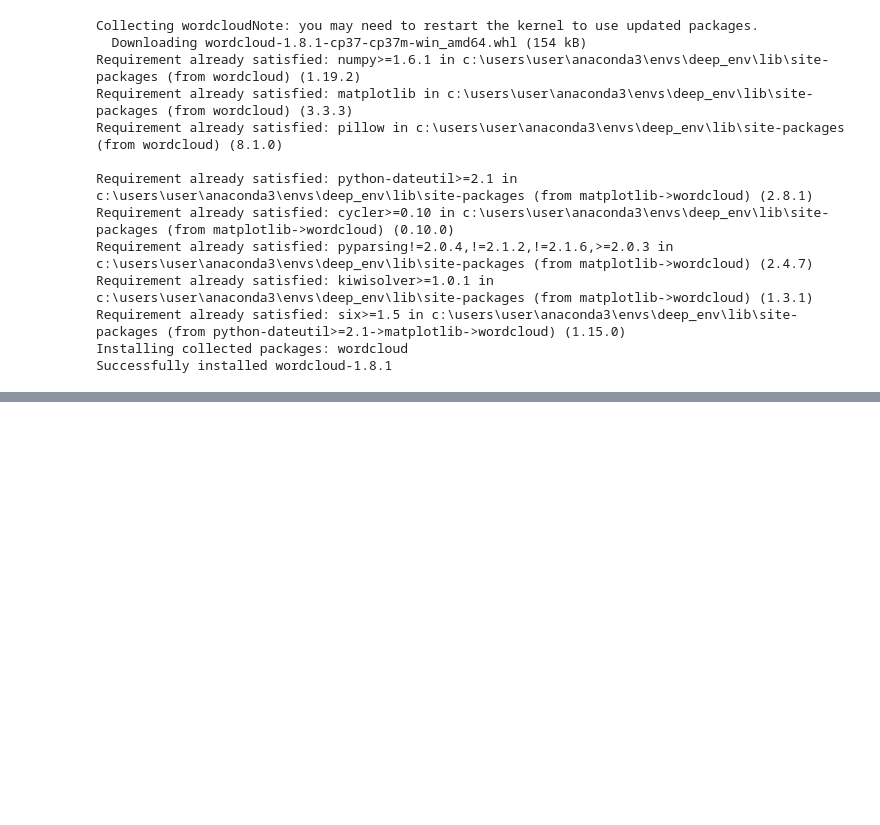
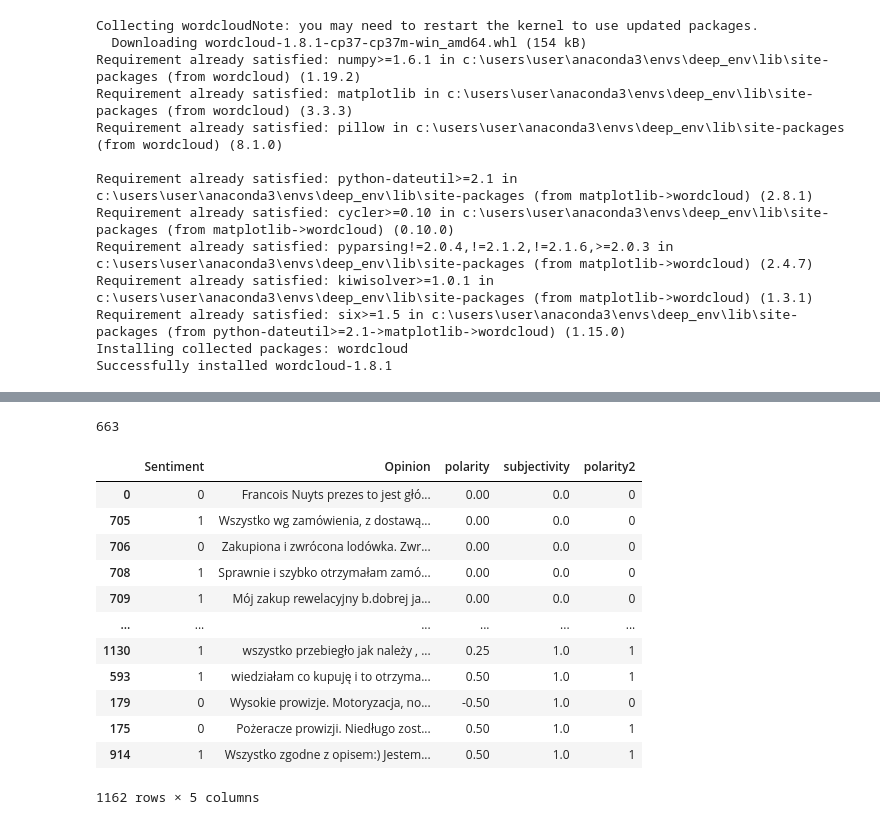
Before and after one commit to AgnesGru/Ocena-komentarzy-NLP, a Jupyter notebook: Flask/EDA.ipynb, the cells around one changed output, grey strips where cells are left out. Drawn from its saved outputs; the diff is of its cells as text; code cells hidden in the pictures; blank space fills up the shorter version.

Commit message:
difference between textblob analysis and NB Algoritm

```diff
--- a/Flask/EDA.ipynb
+++ b/Flask/EDA.ipynb
@@ -96,0 +104,5 @@ plt.show()
+# %%
+import pandas as pd
+
+data = pd.read_pickle('corpus1.pkl')
+data
@@ -96,0 +138,31 @@ plt.show()
+# %%
+polarity = lambda x: TextBlob(x).sentiment.polarity
+subjectivity = lambda x: TextBlob(x).sentiment.subjectivity
+
+data['polarity'] = data['Opinion'].apply(polarity)
+data['subjectivity'] = data['Opinion'].apply(subjectivity)
+data['polarity2'] = np.where(data['polarity']>0, 1, 0)
+count = 0
+for i in data.index:
+    if data['polarity2'][i]==data['Sentiment'][i]:
+        count +=1
+    else:
+        count
+print(count)
+data.sort_values(by='subjectivity')
+# no to textblob nie przewiduje dobrze
+# %% [output]
+663
+|  | Sentiment | Opinion | polarity | subjectivity | polarity2 |
+| 0 | 0 | Francois Nuyts prezes to jest głó... | 0.00 | 0.0 | 0 |
+| 705 | 1 | Wszystko wg zamówienia, z dostawą... | 0.00 | 0.0 | 0 |
+| 706 | 0 | Zakupiona i zwrócona lodówka. Zwr... | 0.00 | 0.0 | 0 |
+| 708 | 1 | Sprawnie i szybko otrzymałam zamó... | 0.00 | 0.0 | 0 |
+| 709 | 1 | Mój zakup rewelacyjny b.dobrej ja... | 0.00 | 0.0 | 0 |
+| ... | ... | ... | ... | ... | ... |
+| 1130 | 1 | wszystko przebiegło jak należy , ... | 0.25 | 1.0 | 1 |
+| 593 | 1 | wiedziałam co kupuję i to otrzyma... | 0.50 | 1.0 | 1 |
+| 179 | 0 | Wysokie prowizje. Motoryzacja, no... | -0.50 | 1.0 | 0 |
+| 175 | 0 | Pożeracze prowizji. Niedługo zost... | 0.50 | 1.0 | 1 |
+| 914 | 1 | Wszystko zgodne z opisem:) Jestem... | 0.50 | 1.0 | 1 |
+1162 rows × 5 columns
```
Also changed, not shown: parts of 7 cells of this notebook.
